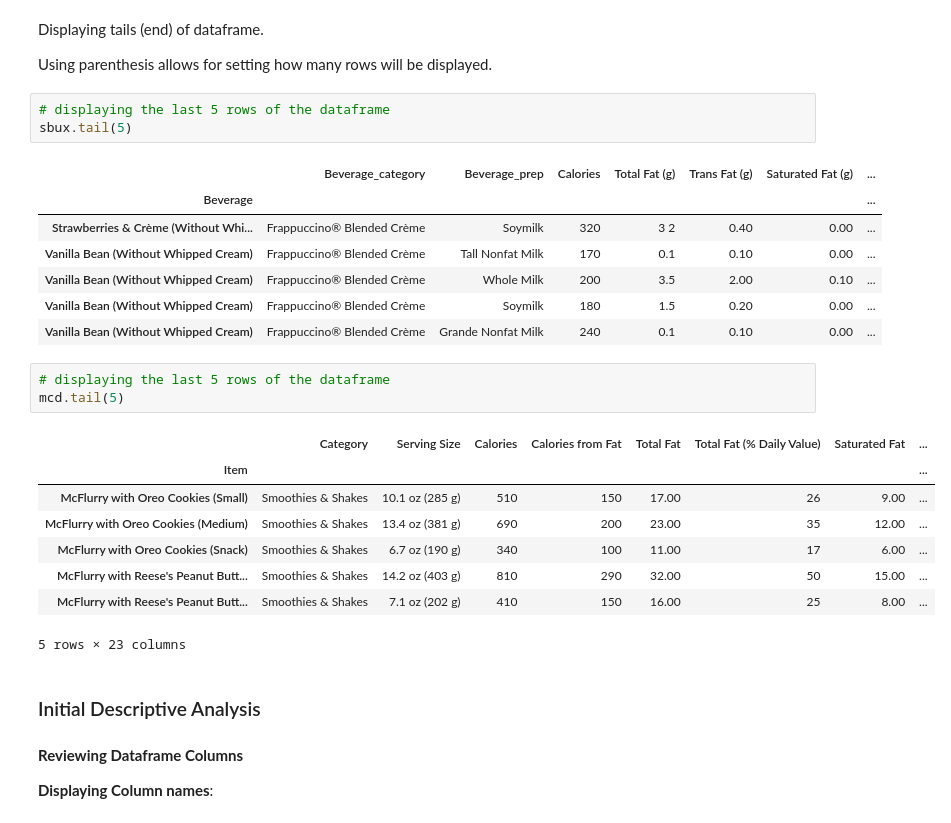
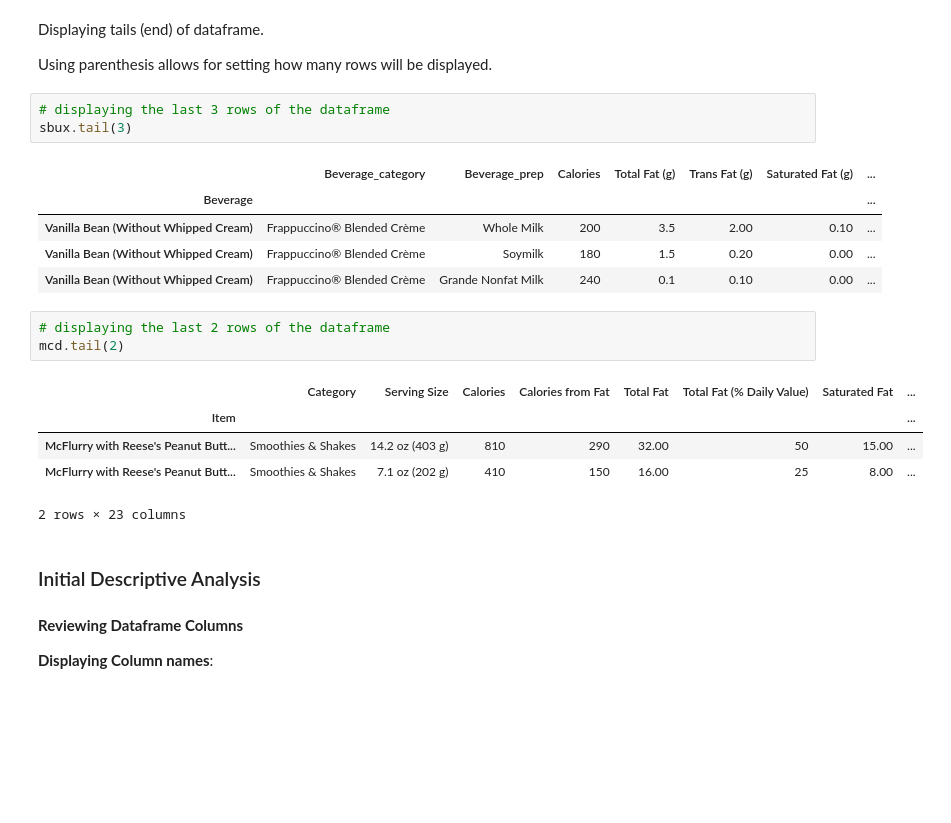
Before and after one commit to cmonjarr/AMB_Project_SP25, a Jupyter notebook: Nutrition Project/Nutrition_2025.ipynb, the cells around one changed output. Saved outputs shown, nothing was run; the diff lists cells and outputs as text; blank space fills up the shorter version.

```diff
--- a/Nutrition Project/Nutrition_2025.ipynb
+++ b/Nutrition Project/Nutrition_2025.ipynb
@@ -183,28 +179,23 @@ Displaying tails (end) of dataframe.
 
 Using parenthesis allows for setting how many rows will be displayed.
 # %%
-# displaying the last 5 rows of the dataframe
-sbux.tail(5)
+# displaying the last 3 rows of the dataframe
+sbux.tail(3)
 # %% [output]
 |  | Beverage_category | Beverage_prep | Calories | Total Fat (g) | Trans Fat (g) | Saturated Fat (g) | ... |
 | Beverage |  |  |  |  |  |  | ... |
-| Strawberries & Crème (Without Whi... | Frappuccino® Blended Crème | Soymilk | 320 | 3 2 | 0.40 | 0.00 | ... |
-| Vanilla Bean (Without Whipped Cream) | Frappuccino® Blended Crème | Tall Nonfat Milk | 170 | 0.1 | 0.10 | 0.00 | ... |
 | Vanilla Bean (Without Whipped Cream) | Frappuccino® Blended Crème | Whole Milk | 200 | 3.5 | 2.00 | 0.10 | ... |
 | Vanilla Bean (Without Whipped Cream) | Frappuccino® Blended Crème | Soymilk | 180 | 1.5 | 0.20 | 0.00 | ... |
 | Vanilla Bean (Without Whipped Cream) | Frappuccino® Blended Crème | Grande Nonfat Milk | 240 | 0.1 | 0.10 | 0.00 | ... |
 # %%
-# displaying the last 5 rows of the dataframe
-mcd.tail(5)
+# displaying the last 2 rows of the dataframe
+mcd.tail(2)
 # %% [output]
 |  | Category | Serving Size | Calories | Calories from Fat | Total Fat | Total Fat (% Daily Value) | Saturated Fat | ... |
 | Item |  |  |  |  |  |  |  | ... |
-| McFlurry with Oreo Cookies (Small) | Smoothies & Shakes | 10.1 oz (285 g) | 510 | 150 | 17.00 | 26 | 9.00 | ... |
-| McFlurry with Oreo Cookies (Medium) | Smoothies & Shakes | 13.4 oz (381 g) | 690 | 200 | 23.00 | 35 | 12.00 | ... |
-| McFlurry with Oreo Cookies (Snack) | Smoothies & Shakes | 6.7 oz (190 g) | 340 | 100 | 11.00 | 17 | 6.00 | ... |
 | McFlurry with Reese's Peanut Butt... | Smoothies & Shakes | 14.2 oz (403 g) | 810 | 290 | 32.00 | 50 | 15.00 | ... |
 | McFlurry with Reese's Peanut Butt... | Smoothies & Shakes | 7.1 oz (202 g) | 410 | 150 | 16.00 | 25 | 8.00 | ... |
-5 rows × 23 columns
+2 rows × 23 columns
 # %% [markdown]
 ### Initial Descriptive Analysis
 
```
Also changed, not shown: parts of 84 cells of this notebook.
